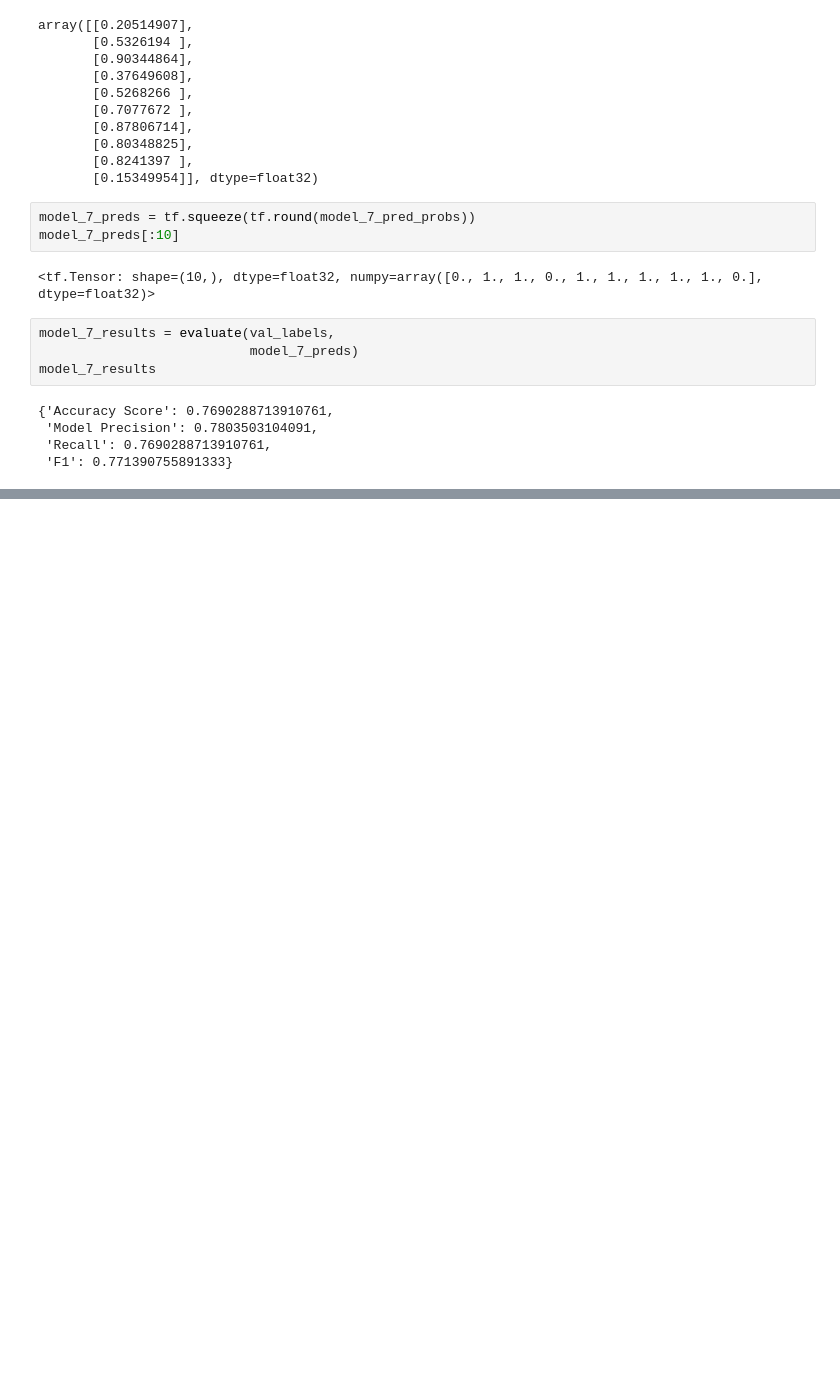
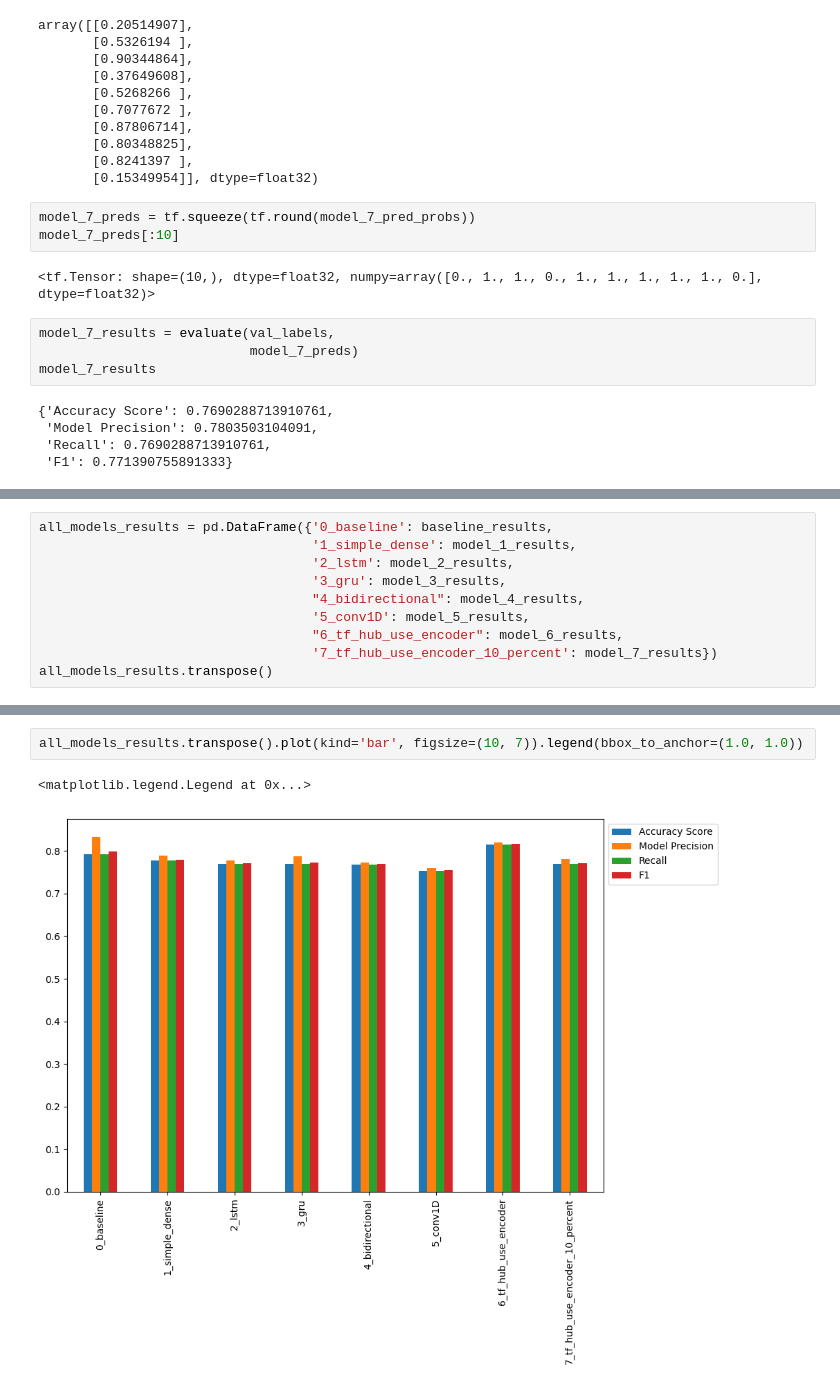
Before and after one commit to Zuhair0000/tensorflow_bootcamp, a Jupyter notebook: 08_intoduction_to_NLP_in_tensorflow.ipynb, the cells around one changed output, grey strips where cells are left out. Saved outputs shown, nothing was run; the diff lists cells and outputs as text; blank space fills up the shorter version.

```diff
--- a/08_intoduction_to_NLP_in_tensorflow.ipynb
+++ b/08_intoduction_to_NLP_in_tensorflow.ipynb
@@ -877,0 +880,10 @@ model_7_results
+# %%
+all_models_results = pd.DataFrame({'0_baseline': baseline_results,
+                                   '1_simple_dense': model_1_results,
+                                   '2_lstm': model_2_results,
+                                   '3_gru': model_3_results,
+                                   "4_bidirectional": model_4_results,
+                                   '5_conv1D': model_5_results,
+                                   "6_tf_hub_use_encoder": model_6_results,
+                                   '7_tf_hub_use_encoder_10_percent': model_7_results})
+all_models_results.transpose()
@@ -877,0 +900,5 @@ model_7_results
+# %%
+all_models_results.transpose().plot(kind='bar', figsize=(10, 7)).legend(bbox_to_anchor=(1.0, 1.0))
+# %% [output]
+<matplotlib.legend.Legend at 0x...>
+[figure, added]
```
Also changed, not shown: parts of 2 cells of this notebook.
